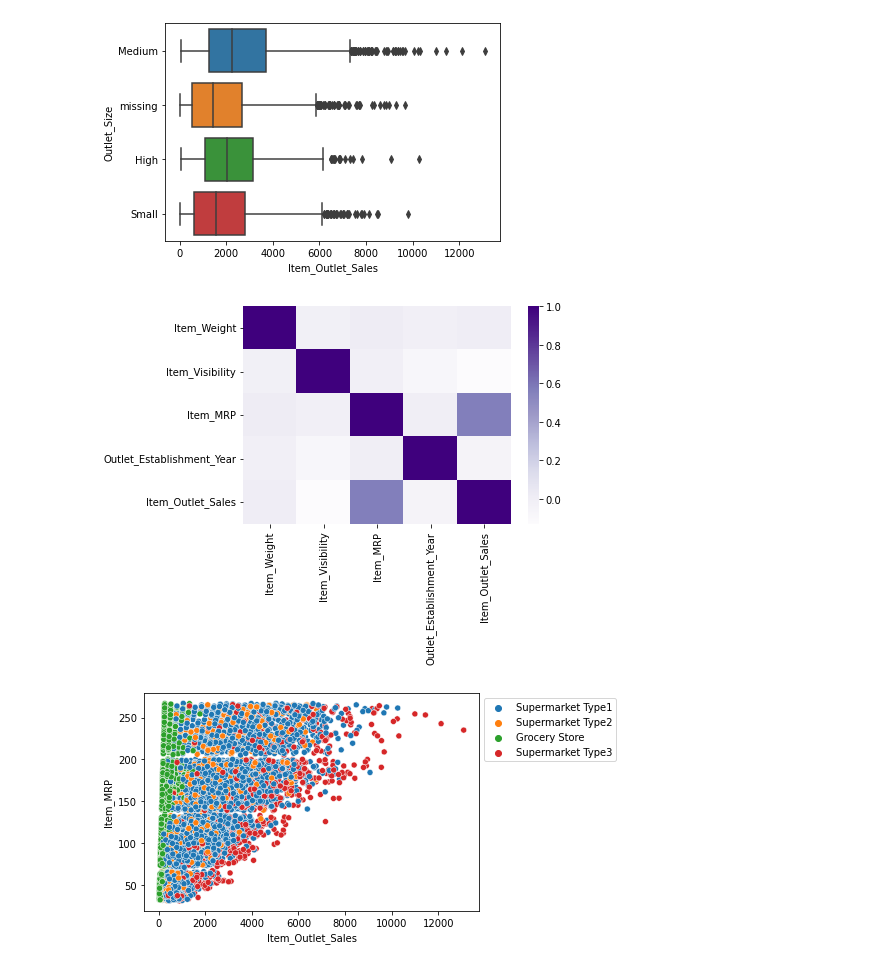
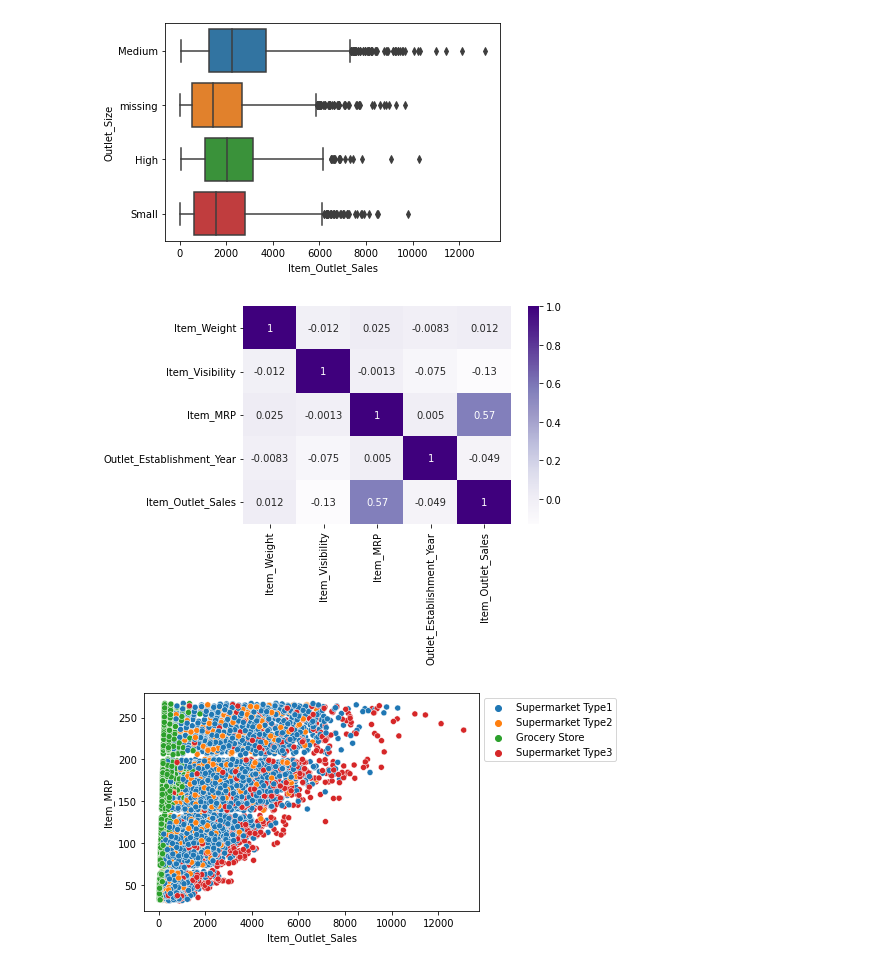
Before and after one commit to thinkinchicken/food-sales-predictions, a Jupyter notebook: Sales_Predictions.ipynb, the cells around one changed output. Cells and saved outputs as stored; diff of their text form; code cells hidden in the pictures.

```diff
--- a/Sales_Predictions.ipynb
+++ b/Sales_Predictions.ipynb
@@ -257,11 +257,11 @@ sns.boxplot(x=sales_predictions['Item_Outlet_Sales'], y = sales_predictions['Out
 # %%
 #In this case may be worth seeing if there is a correlation between size sales and supermarket type
 corr = sales_predictions.corr()
-sns.heatmap(corr, cmap = 'Purples');
+sns.heatmap(corr, cmap = 'Purples', annot = True);
 #Interesting to see there is some correclation between Item _MRP and Item Outlet Sales.
 #Other interesting point is that although the histograms for Item visibility and Item Outlet Sales seem similar, there is not a strong correlation between the two. There is actually close to none.
 # %% [output]
-[figure, old version]
+[figure, new version]
 # %%
 #Doing a scatter plot and then using color to see if sny categorical type column gives any insight to this correlation
 sns.scatterplot(x = 'Item_Outlet_Sales', y = 'Item_MRP', data = sales_predictions, hue = 'Outlet_Type' )
```
Also changed, not shown: parts of 15 cells of this notebook.
